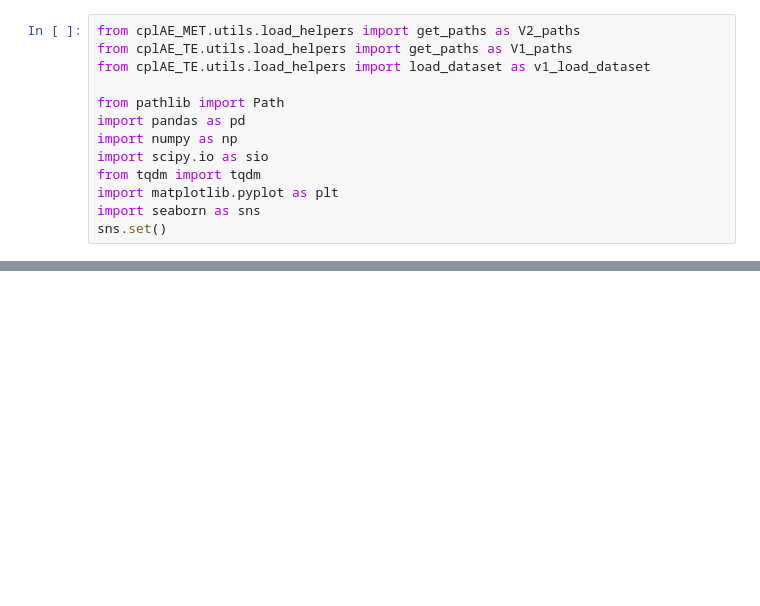
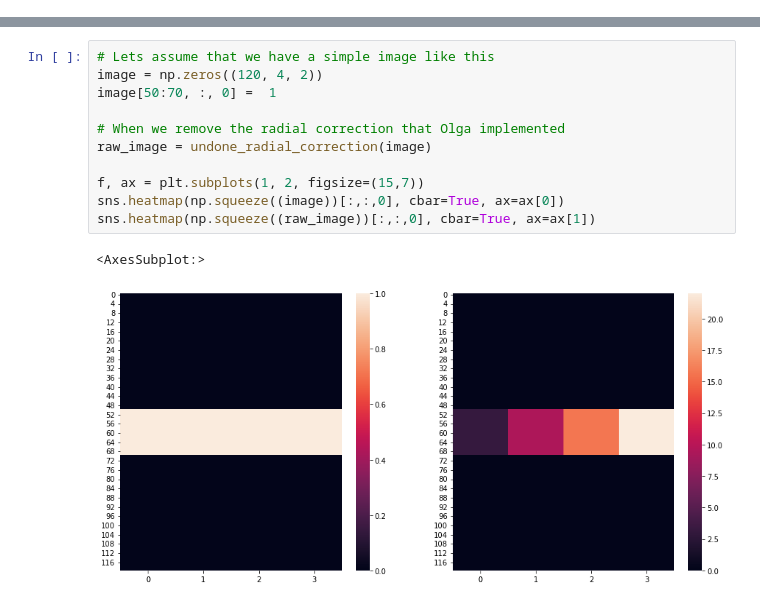
Before and after one commit to AllenInstitute/cplAE_MET, a Jupyter notebook: cplAE_MET/notebooks/data_proc_M.ipynb, the cells around one changed output, grey strips where cells are left out. Cells and saved outputs as stored; diff of their text form; blank space fills up the shorter version.

```diff
--- a/cplAE_MET/notebooks/data_proc_M.ipynb
+++ b/cplAE_MET/notebooks/data_proc_M.ipynb
@@ -1,13 +0,0 @@
-# %%
-from cplAE_MET.utils.load_helpers import get_paths as V2_paths
-from cplAE_TE.utils.load_helpers import get_paths as V1_paths
-from cplAE_TE.utils.load_helpers import load_dataset as v1_load_dataset
-
-from pathlib import Path
-import pandas as pd
-import numpy as np
-import scipy.io as sio
-from tqdm import tqdm
-import matplotlib.pyplot as plt
-import seaborn as sns
-sns.set()
@@ -166,0 +37,14 @@ M_anno.to_csv(v2_paths['v2_m_anno'], index=False)
+# %%
+# Lets assume that we have a simple image like this
+image = np.zeros((120, 4, 2))
+image[50:70, :, 0] =  1
+
+# When we remove the radial correction that Olga implemented
+raw_image = undone_radial_correction(image)
+
+f, ax = plt.subplots(1, 2, figsize=(15,7))
+sns.heatmap(np.squeeze((image))[:,:,0], cbar=True, ax=ax[0])
+sns.heatmap(np.squeeze((raw_image))[:,:,0], cbar=True, ax=ax[1])
+# %% [output]
+<AxesSubplot:>
+[figure, added]
```
Also changed, not shown: parts of 30 cells of this notebook.
